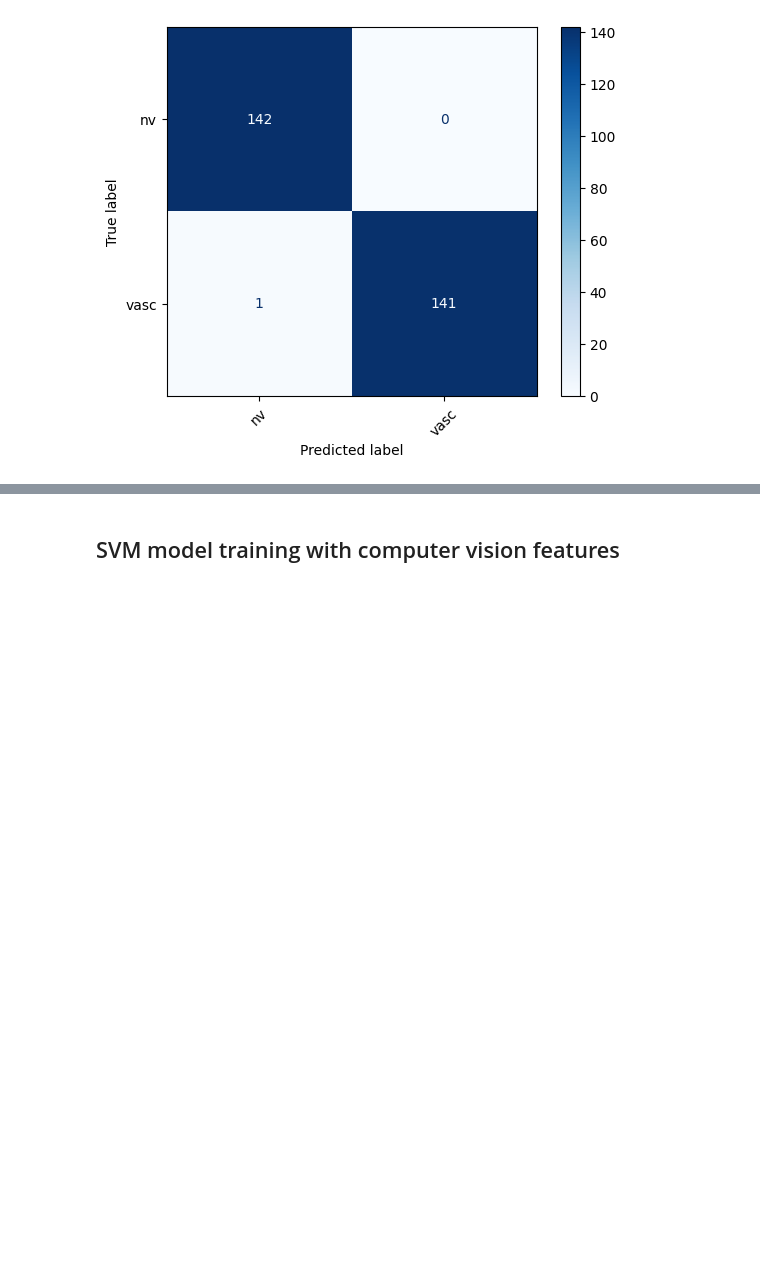
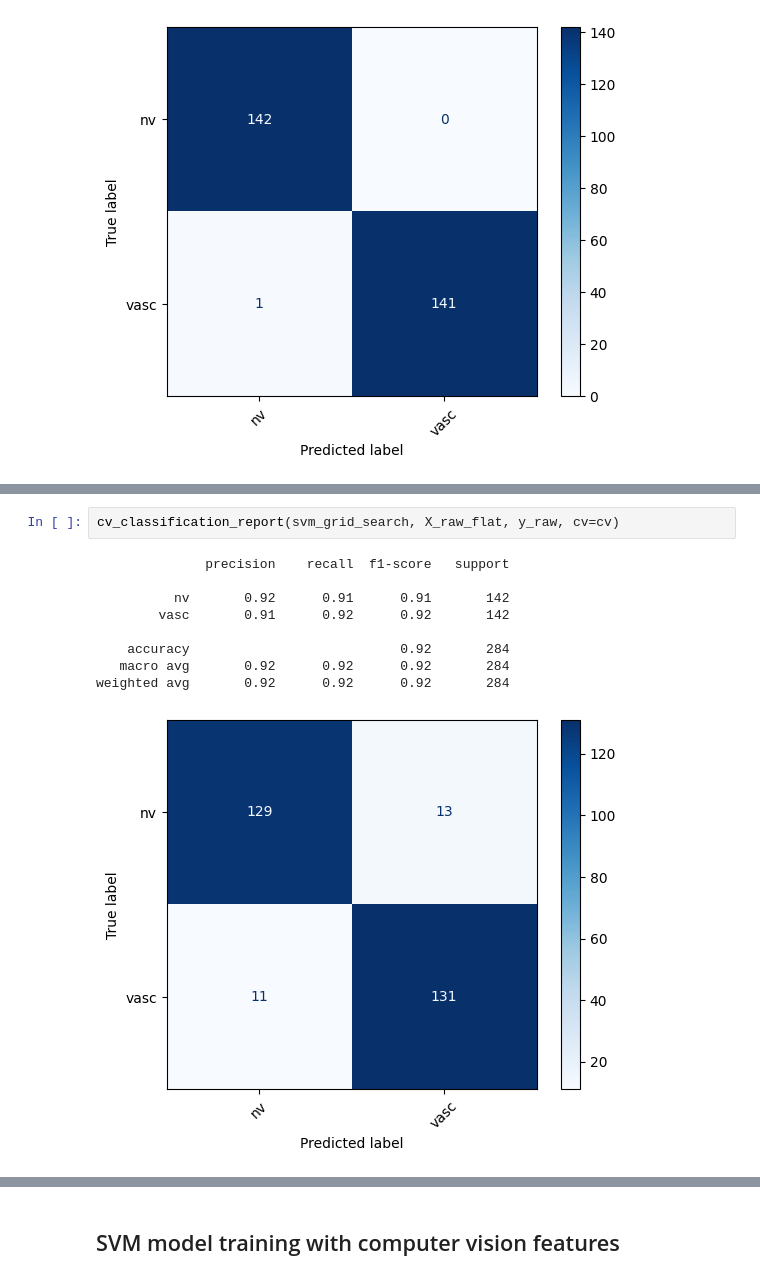
Before and after one commit to WSm-77/distributed_systems, a Jupyter notebook: skin_cancer/classify_skin_cancer.ipynb, the cells around one changed output, grey strips where cells are left out. Saved outputs shown, nothing was run; the diff lists cells and outputs as text; blank space fills up the shorter version.

```diff
--- a/skin_cancer/classify_skin_cancer.ipynb
+++ b/skin_cancer/classify_skin_cancer.ipynb
@@ -228,0 +279,12 @@ weighted avg       1.00      1.00      1.00       284
+# %%
+cv_classification_report(svm_grid_search, X_raw_flat, y_raw, cv=cv)
+# %% [output]
+              precision    recall  f1-score   support
+
+          nv       0.92      0.91      0.91       142
+        vasc       0.91      0.92      0.92       142
+
+    accuracy                           0.92       284
+   macro avg       0.92      0.92      0.92       284
+weighted avg       0.92      0.92      0.92       284
+[figure, added]
```
Also changed, not shown: parts of 12 cells of this notebook.
